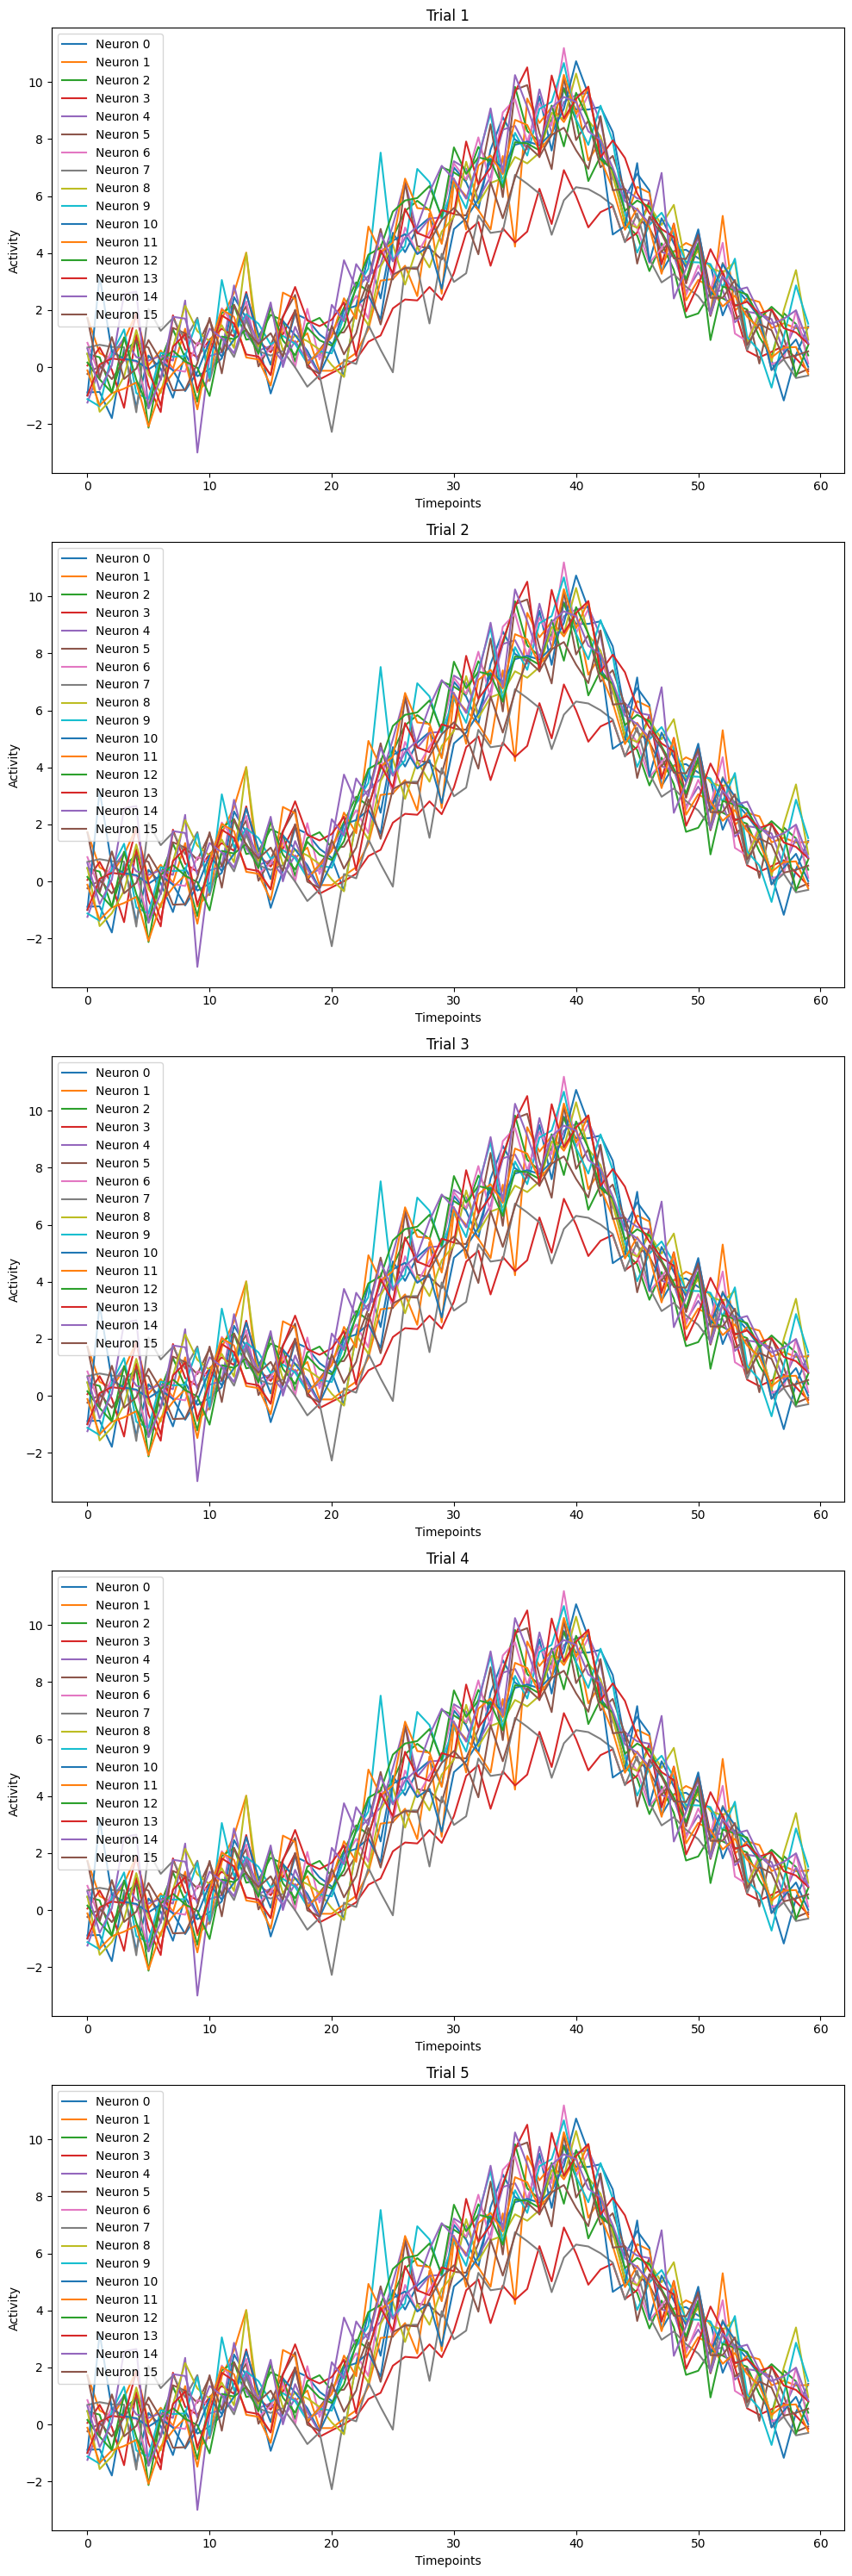
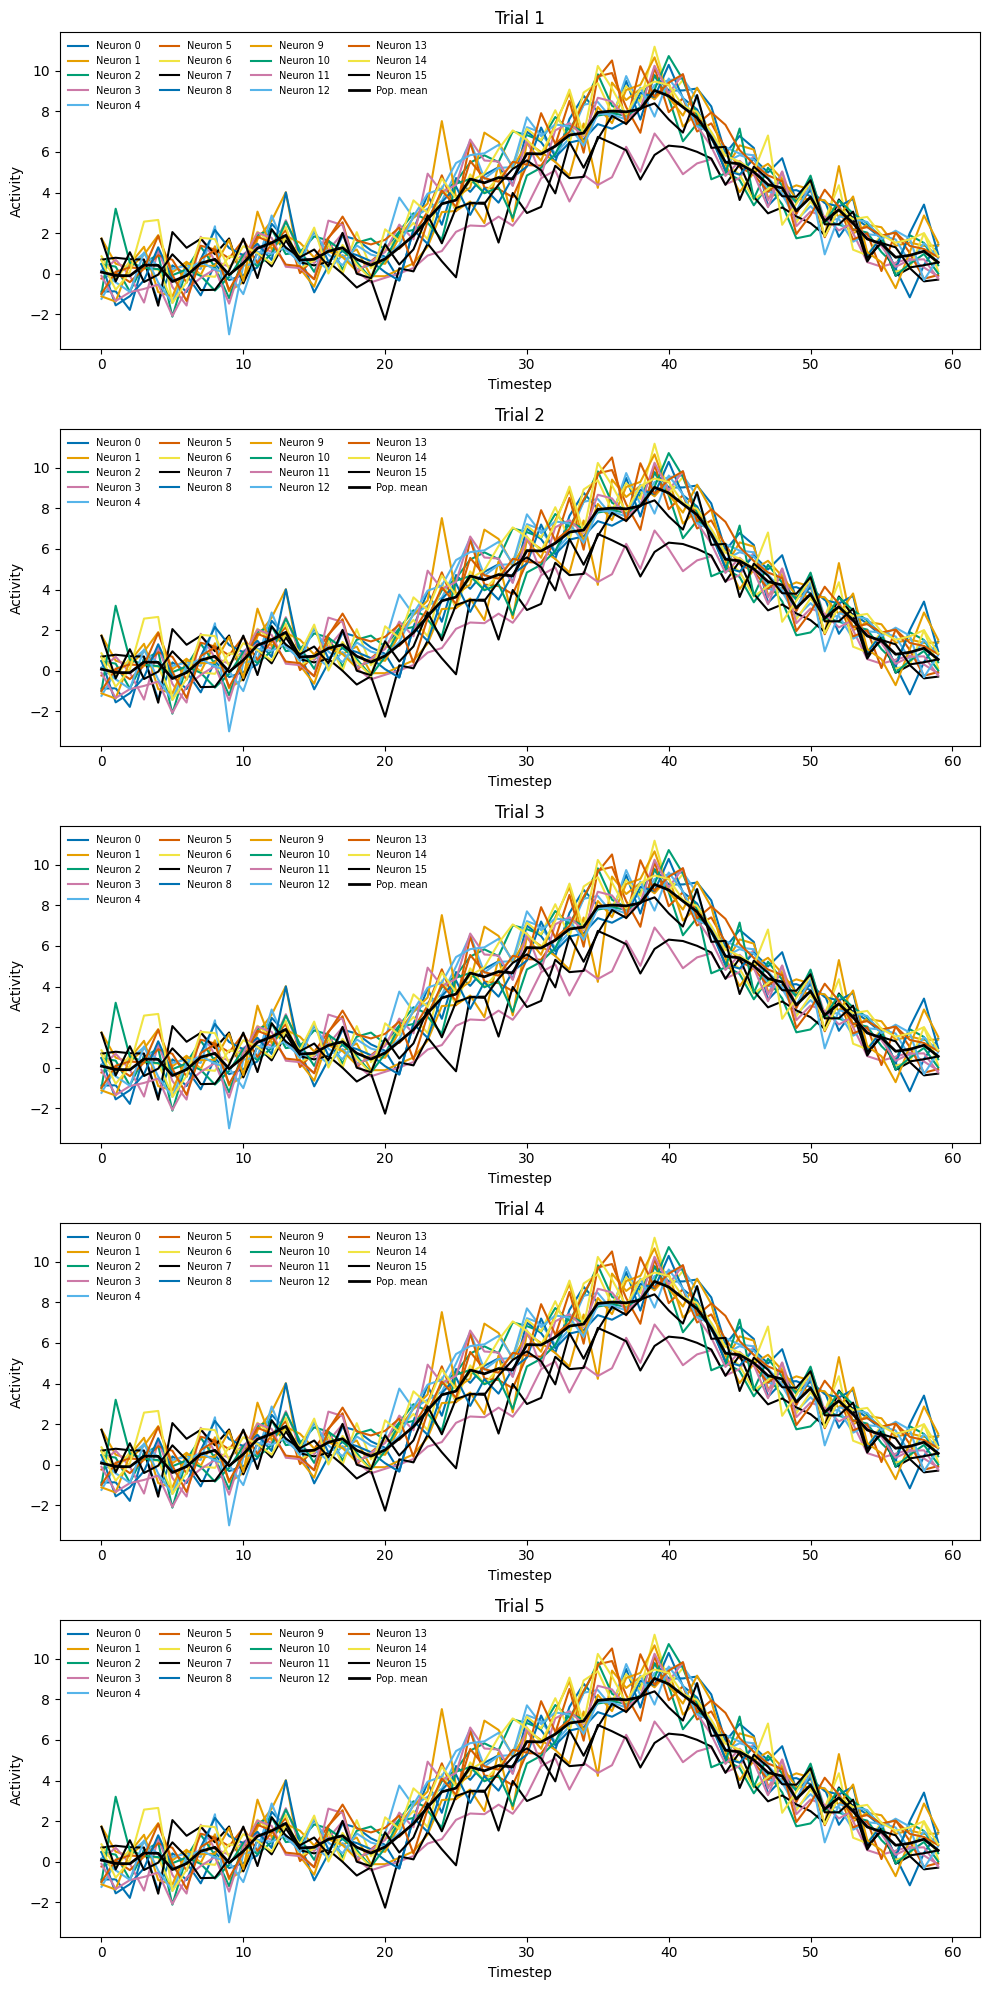
The change to this notebook cell's code, shown as a diff; its figure went from the first image to the second:
--- before
+++ after
@@ -1,7 +1,4 @@
-from Illustrator import Illustrator
+from illustrator import Illustrator
 
 illustrator = Illustrator(data)
 illustrator.plot_all()
-# illustrator.plot_neuron_activity(plot_mean=True, centered=True) # Plot activity of the first neuron across all trials
-# pcs = illustrator.pca(n_components=11, plot=True) # Perform PCA and plot the first 10 principal components
-# illustrator.plot_neuron_heatmap()

Commit: feat: seperate illustrator class concerns